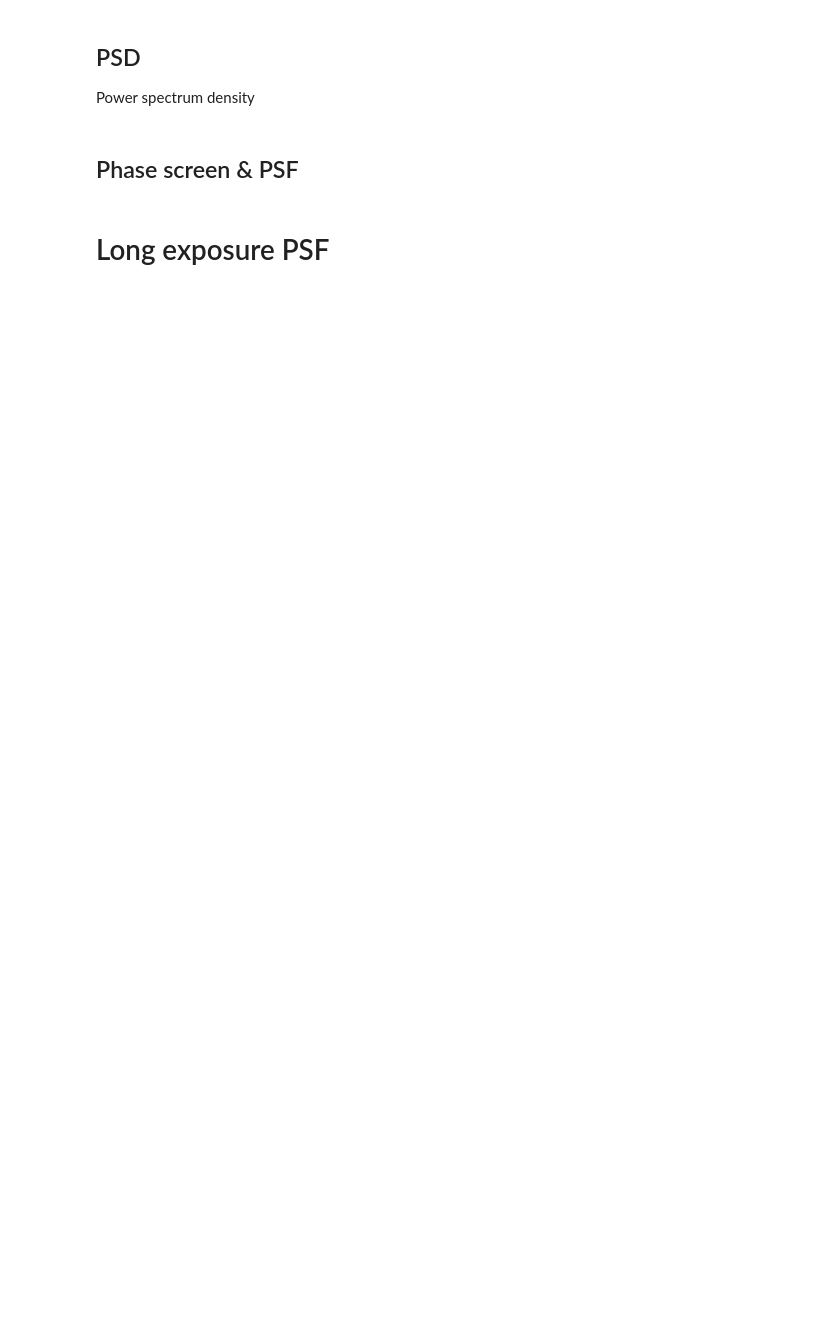
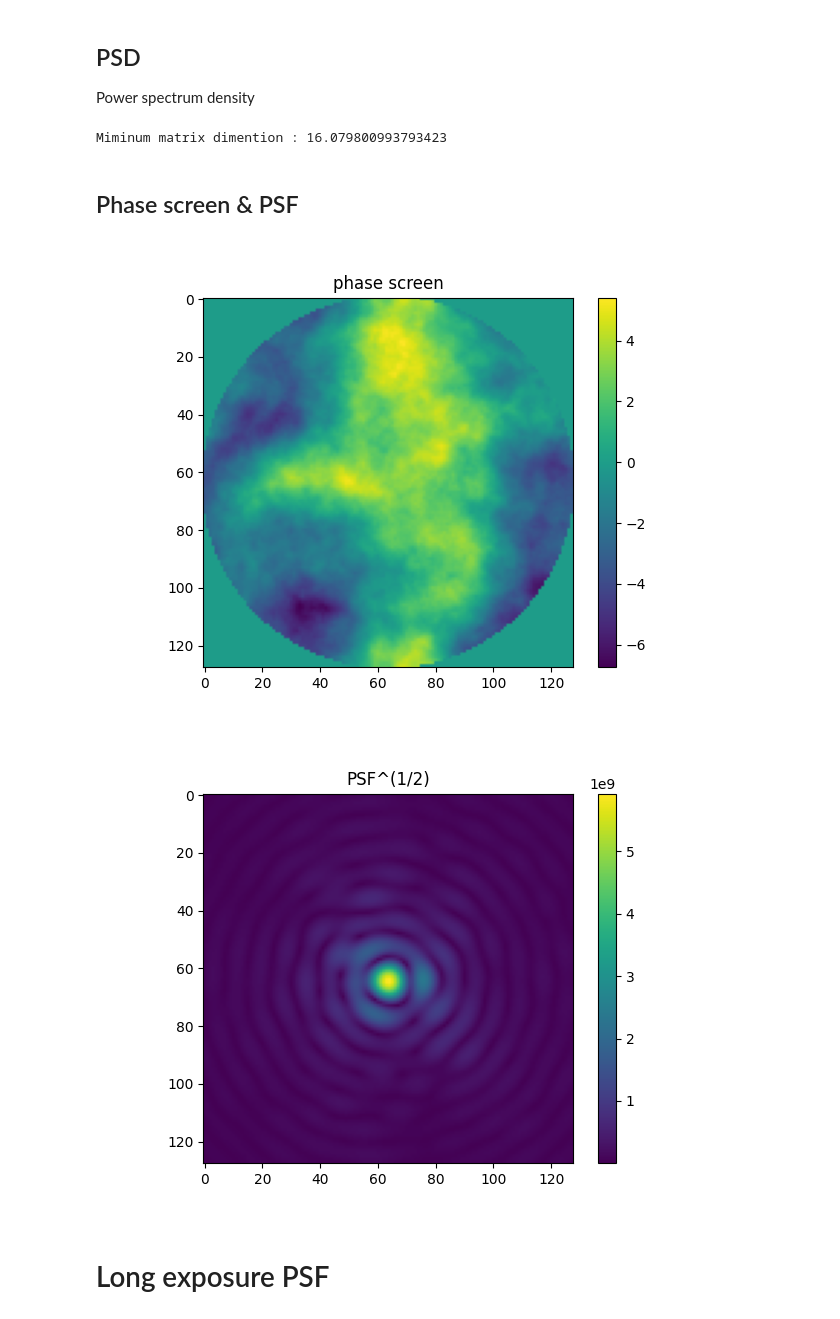
Before and after one commit to HumbertDominique/OWS, a Jupyter notebook: temp.ipynb, the cells around one changed output. Cells and saved outputs as stored; diff of their text form; code cells hidden in the pictures; blank space fills up the shorter version.

```diff
--- a/temp.ipynb
+++ b/temp.ipynb
@@ -22,7 +22,7 @@ start = time.time()
 # Input
 
 dimmat = 128
-dxp = 0.03222887597610881 # Pupil plane pixel size
+dxp = 0.003222887597610881 # Pupil plane pixel size
 r0 = .1
 L0 = -1
 D = 0.01
@@ -49,27 +49,32 @@ PSD = ows.psd(dimmat, dxp, r0, wl)
 # plt.imshow(PSD**(1/8))
 # plt.title("Phase spectrum density ^(1/8)")
 # plt.colorbar()
+# %% [output]
+Miminum matrix dimention : 16.079800993793423
 # %% [markdown]
 ## Phase screen & PSF
 # %%
 SEED = 1
 
 [phase_screen, psf, pupil_mask, R] = ows.phase_screen(PSD, dxp, SEED, PUPIL = True)
 
 
-# plt.close(4)
-# plt.figure(4)
-# plt.imshow(phase_screen.real)
-# plt.title("phase screen")
-# plt.colorbar()
+plt.close(4)
+plt.figure(4)
+plt.imshow(phase_screen.real)
+plt.title("phase screen")
+plt.colorbar()
 
-# plt.show()
-# plt.close(5)
-# plt.figure(5)
-# plt.imshow((np.abs(psf)**(1/2)))
-# plt.title("PSF^(1/2)")
-# plt.colorbar()
-# plt.show()
+plt.show()
+plt.close(5)
+plt.figure(5)
+plt.imshow((np.abs(psf)**(1/2)))
+plt.title("PSF^(1/2)")
+plt.colorbar()
+plt.show()
+# %% [output]
+[figure, added]
+[figure, added]
 # %% [markdown]
 # Long exposure PSF
 # %%
```
Also changed, not shown: parts of 1 cell of this notebook, 1 other file.
